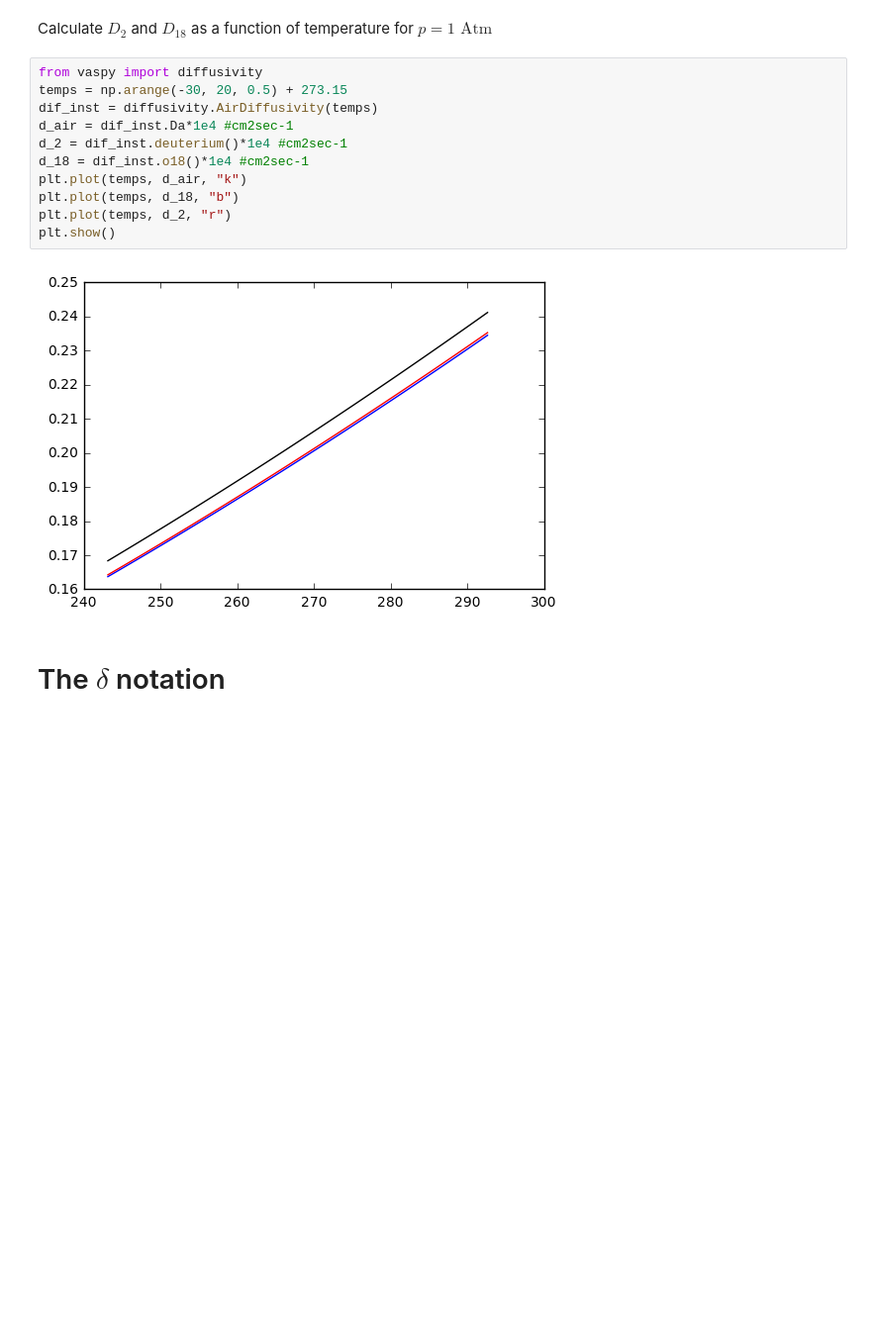
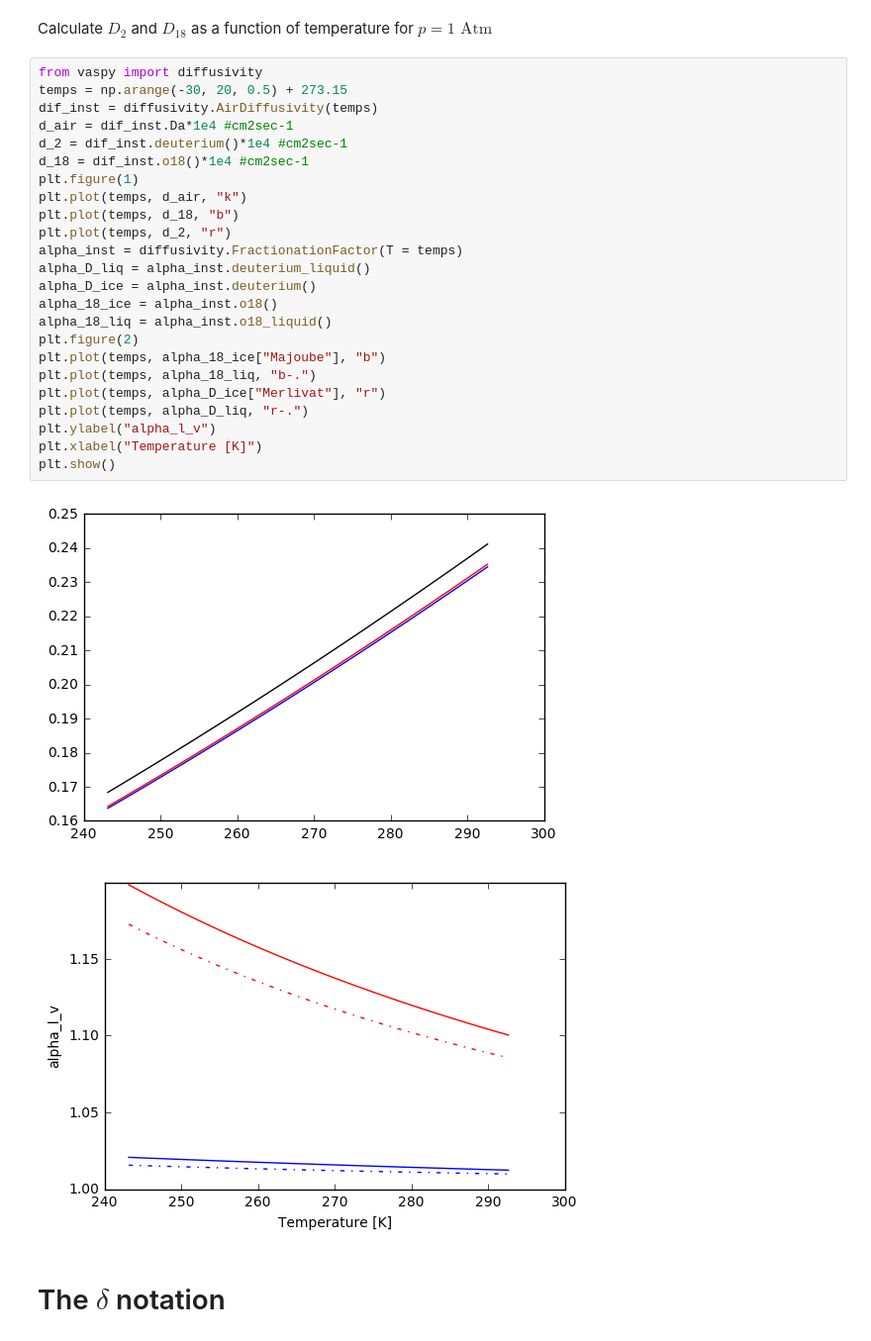
Before and after one commit to vgkinis/ICG_2016_ipynb, a Jupyter notebook: ICG_2016_isotopes_notes.ipynb, the cells around one changed output. Shown at 99% size. Drawn from its saved outputs; the diff is of its cells as text; blank space fills up the shorter version.

```diff
--- a/ICG_2016_isotopes_notes.ipynb
+++ b/ICG_2016_isotopes_notes.ipynb
@@ -184,16 +192,30 @@ Calculate $D_2$ and $D_{18}$ as a function of temperature for $p = 1 \,\,\text{A
 # %%
 from vaspy import diffusivity
 temps = np.arange(-30, 20, 0.5) + 273.15
 dif_inst = diffusivity.AirDiffusivity(temps)
 d_air = dif_inst.Da*1e4 #cm2sec-1
 d_2 = dif_inst.deuterium()*1e4 #cm2sec-1
 d_18 = dif_inst.o18()*1e4 #cm2sec-1
+plt.figure(1)
 plt.plot(temps, d_air, "k")
 plt.plot(temps, d_18, "b")
 plt.plot(temps, d_2, "r")
+alpha_inst = diffusivity.FractionationFactor(T = temps)
+alpha_D_liq = alpha_inst.deuterium_liquid()
+alpha_D_ice = alpha_inst.deuterium()
+alpha_18_ice = alpha_inst.o18()
+alpha_18_liq = alpha_inst.o18_liquid()
+plt.figure(2)
+plt.plot(temps, alpha_18_ice["Majoube"], "b")
+plt.plot(temps, alpha_18_liq, "b-.")
+plt.plot(temps, alpha_D_ice["Merlivat"], "r")
+plt.plot(temps, alpha_D_liq, "r-.")
+plt.ylabel("alpha_l_v")
+plt.xlabel("Temperature [K]")
 plt.show()
 # %% [output]
 [figure]
+[figure, added]
 # %% [markdown]
 # The $\delta$ notation
 # %% [markdown]
```
Also changed, not shown: parts of 12 cells of this notebook, 1 other file.
